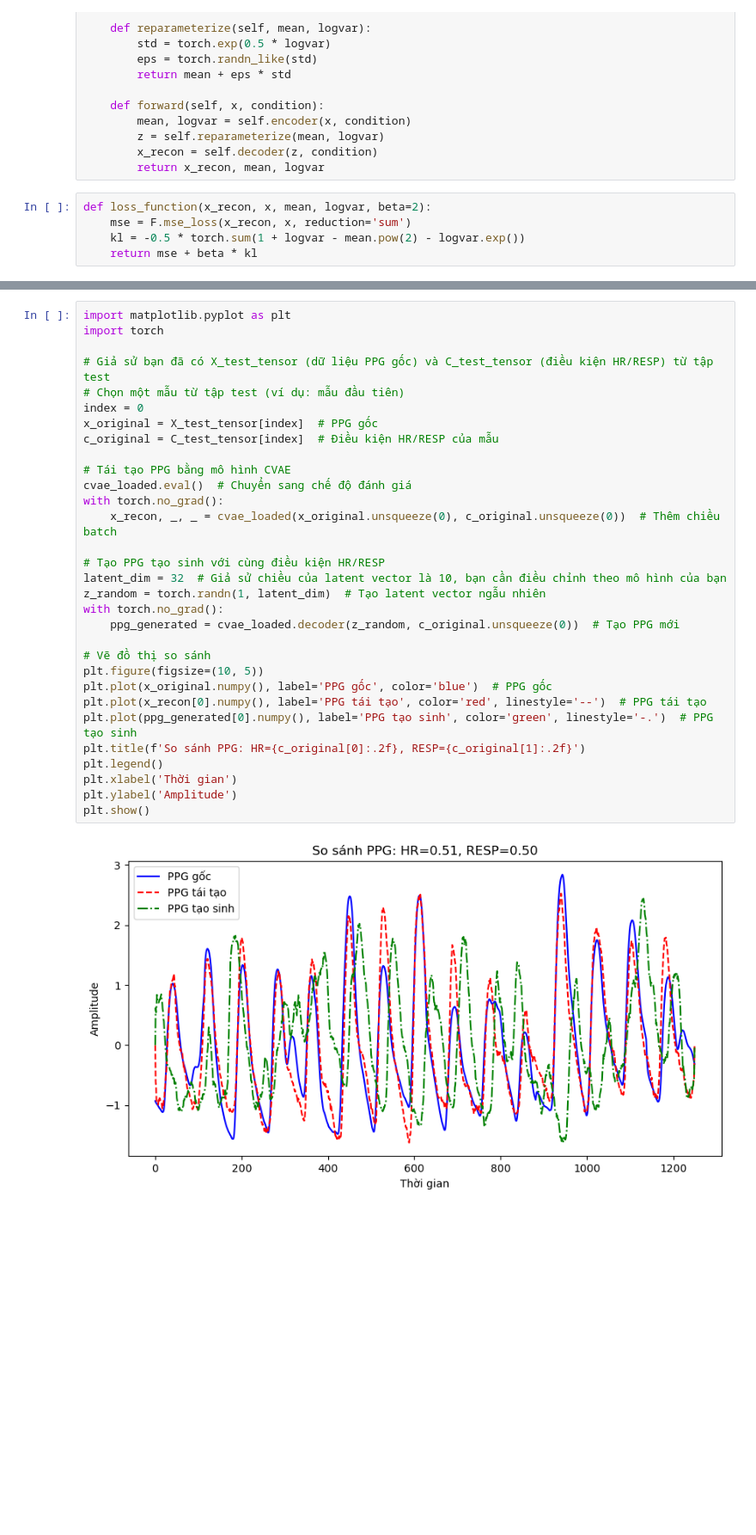
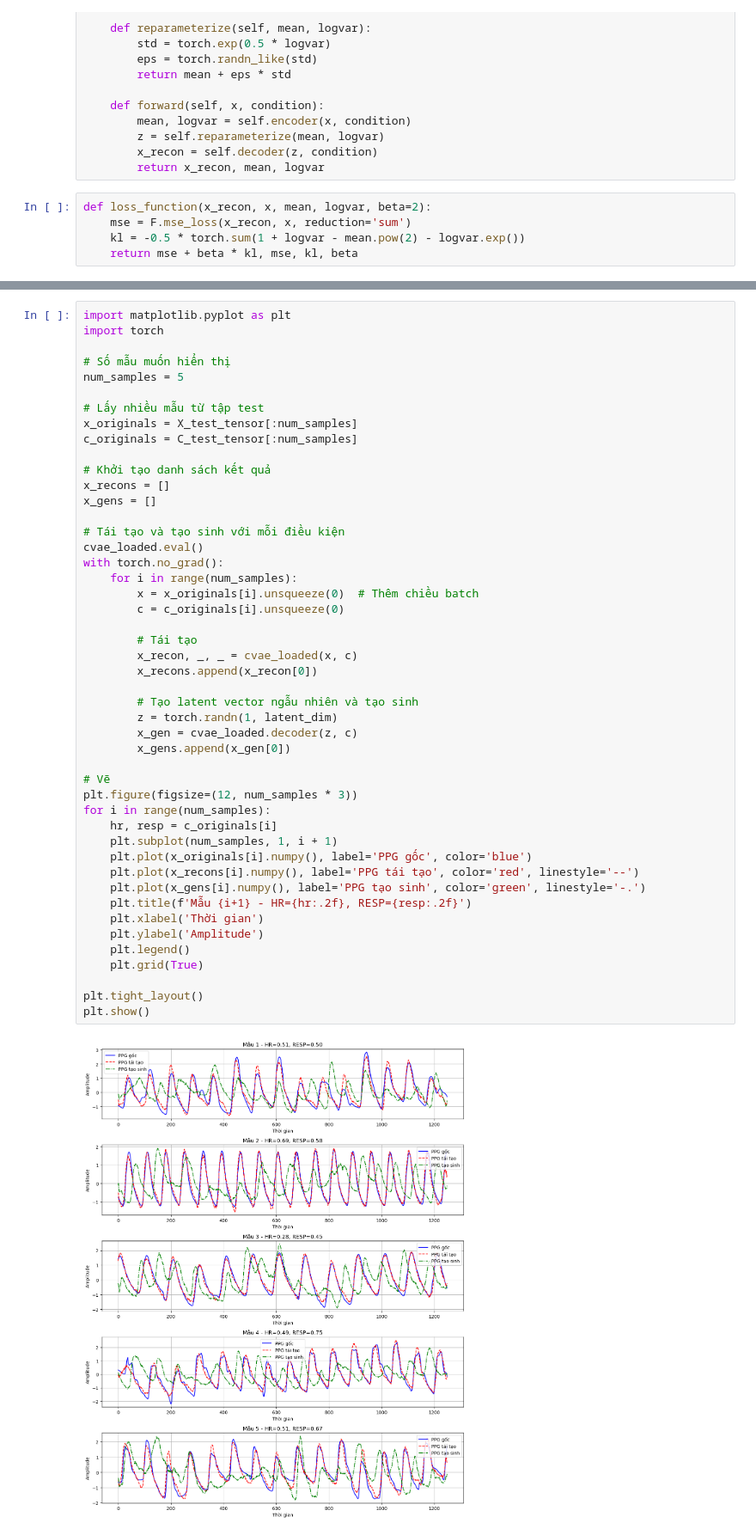
Before and after one commit to phucnguyenhoank/giua_ky_final, a Jupyter notebook: t2.ipynb, the cells around one changed output, grey strips where cells are left out. Shown at 86% size. Cells and saved outputs as stored; diff of their text form; blank space fills up the shorter version.

```diff
--- a/t2.ipynb
+++ b/t2.ipynb
@@ -392,6 +407,6 @@ class CVAE(nn.Module):
 def loss_function(x_recon, x, mean, logvar, beta=2):
     mse = F.mse_loss(x_recon, x, reduction='sum')
     kl = -0.5 * torch.sum(1 + logvar - mean.pow(2) - logvar.exp())
-    return mse + beta * kl
+    return mse + beta * kl, mse, kl, beta
 # %%
 from torch.utils.data import DataLoader, TensorDataset
@@ -522,36 +575,52 @@ Average MSE on Test Set: 0.1365
 # %%
 import matplotlib.pyplot as plt
 import torch
 
-# Giả sử bạn đã có X_test_tensor (dữ liệu PPG gốc) và C_test_tensor (điều kiện HR/RESP) từ tập test
-# Chọn một mẫu từ tập test (ví dụ: mẫu đầu tiên)
-index = 0
-x_original = X_test_tensor[index]  # PPG gốc
-c_original = C_test_tensor[index]  # Điều kiện HR/RESP của mẫu
+# Số mẫu muốn hiển thị
+num_samples = 5
 
-# Tái tạo PPG bằng mô hình CVAE
-cvae_loaded.eval()  # Chuyển sang chế độ đánh giá
+# Lấy nhiều mẫu từ tập test
+x_originals = X_test_tensor[:num_samples]
+c_originals = C_test_tensor[:num_samples]
+
+# Khởi tạo danh sách kết quả
+x_recons = []
+x_gens = []
+
+# Tái tạo và tạo sinh với mỗi điều kiện
+cvae_loaded.eval()
 with torch.no_grad():
-    x_recon, _, _ = cvae_loaded(x_original.unsqueeze(0), c_original.unsqueeze(0))  # Thêm chiều batch
+    for i in range(num_samples):
+        x = x_originals[i].unsqueeze(0)  # Thêm chiều batch
+        c = c_originals[i].unsqueeze(0)
 
-# Tạo PPG tạo sinh với cùng điều kiện HR/RESP
-latent_dim = 32  # Giả sử chiều của latent vector là 10, bạn cần điều chỉnh theo mô hình của bạn
-z_random = torch.randn(1, latent_dim)  # Tạo latent vector ngẫu nhiên
-with torch.no_grad():
-    ppg_generated = cvae_loaded.decoder(z_random, c_original.unsqueeze(0))  # Tạo PPG mới
+        # Tái tạo
+        x_recon, _, _ = cvae_loaded(x, c)
+        x_recons.append(x_recon[0])
 
-# Vẽ đồ thị so sánh
-plt.figure(figsize=(10, 5))
-plt.plot(x_original.numpy(), label='PPG gốc', color='blue')  # PPG gốc
-plt.plot(x_recon[0].numpy(), label='PPG tái tạo', color='red', linestyle='--')  # PPG tái tạo
-plt.plot(ppg_generated[0].numpy(), label='PPG tạo sinh', color='green', linestyle='-.')  # PPG tạo sinh
-plt.title(f'So sánh PPG: HR={c_original[0]:.2f}, RESP={c_original[1]:.2f}')
-plt.legend()
-plt.xlabel('Thời gian')
-plt.ylabel('Amplitude')
+        # Tạo latent vector ngẫu nhiên và tạo sinh
+        z = torch.randn(1, latent_dim)
+        x_gen = cvae_loaded.decoder(z, c)
+        x_gens.append(x_gen[0])
+
+# Vẽ
+plt.figure(figsize=(12, num_samples * 3))
+for i in range(num_samples):
+    hr, resp = c_originals[i]
+    plt.subplot(num_samples, 1, i + 1)
+    plt.plot(x_originals[i].numpy(), label='PPG gốc', color='blue')
+    plt.plot(x_recons[i].numpy(), label='PPG tái tạo', color='red', linestyle='--')
+    plt.plot(x_gens[i].numpy(), label='PPG tạo sinh', color='green', linestyle='-.')
+    plt.title(f'Mẫu {i+1} - HR={hr:.2f}, RESP={resp:.2f}')
+    plt.xlabel('Thời gian')
+    plt.ylabel('Amplitude')
+    plt.legend()
+    plt.grid(True)
+
+plt.tight_layout()
 plt.show()
 # %% [output]
-[figure, old version]
+[figure, new version]
 # %%
 import torch
 import matplotlib.pyplot as plt
```
Also changed, not shown: parts of 6 cells of this notebook, 1 other file.
